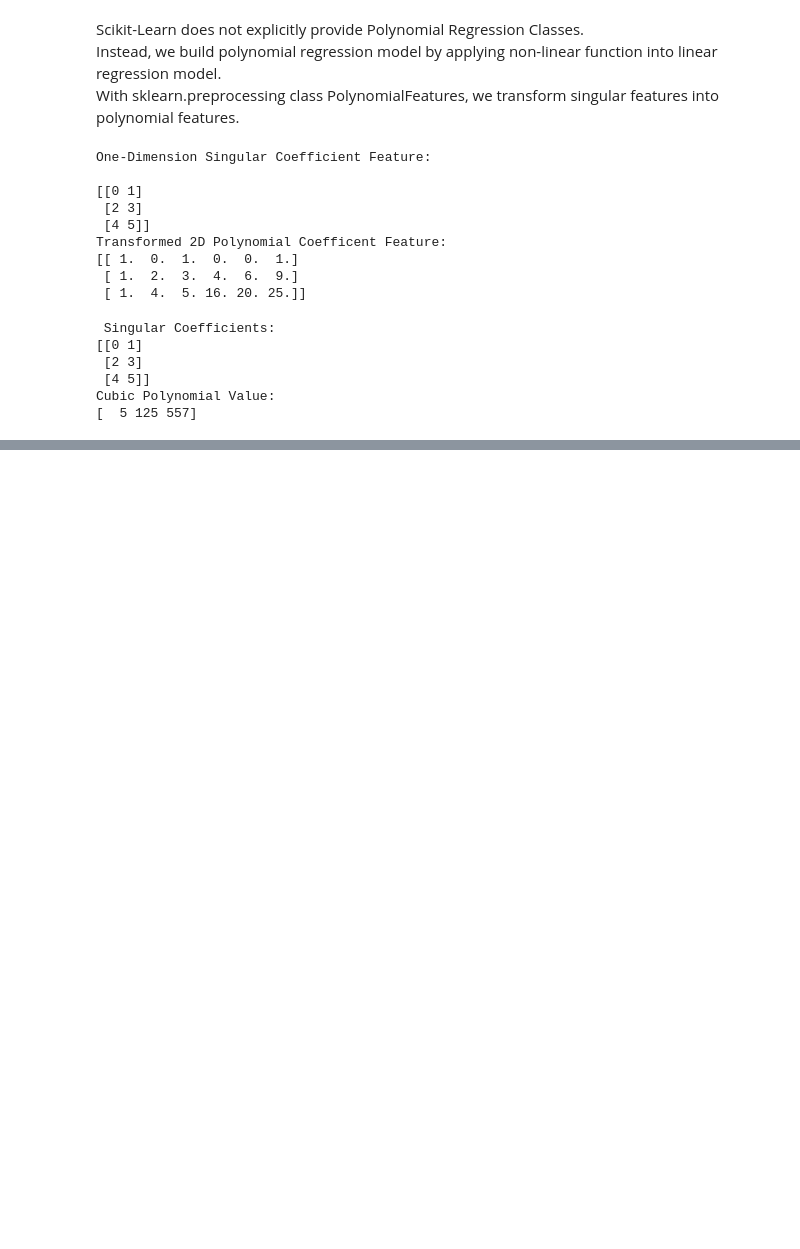
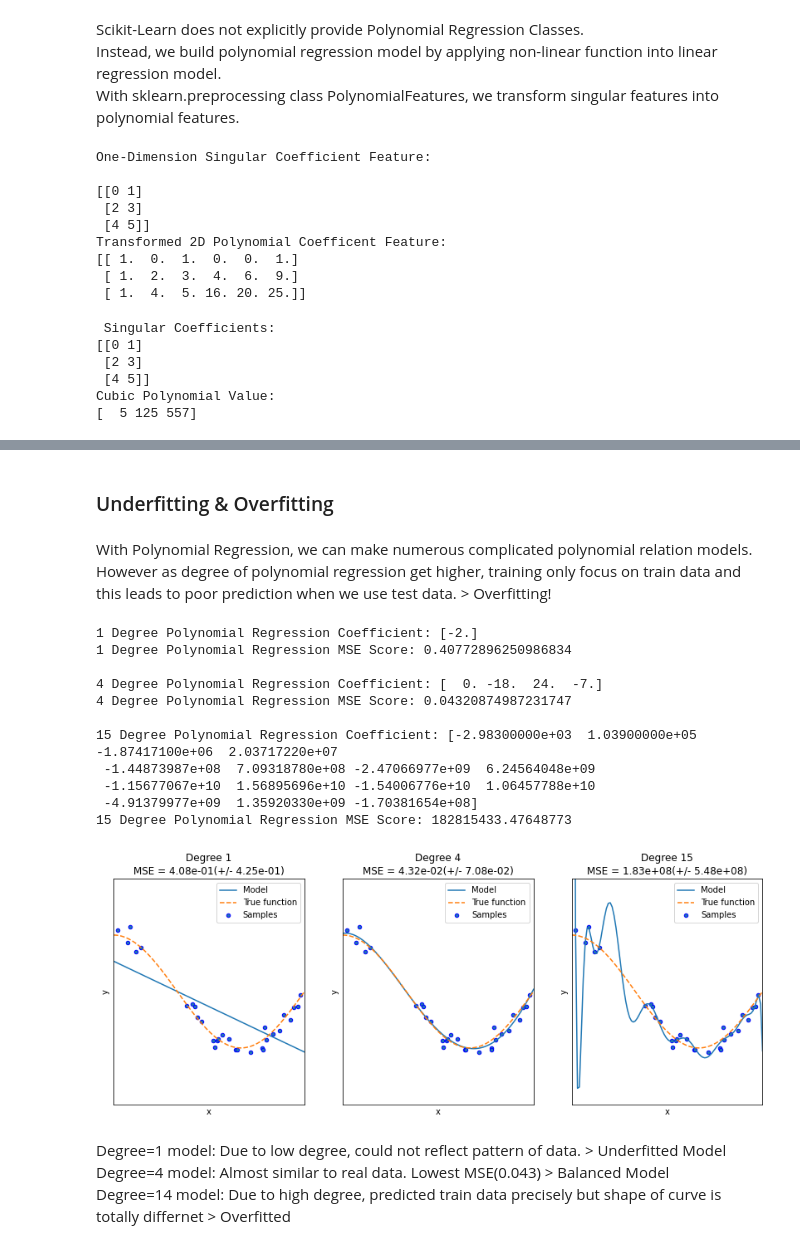
Before and after one commit to Yubin-Hong/python_machine_learning_guide, a Jupyter notebook: 5-5_Polynomial_Regression&Over(Under)fitting.ipynb, the cells around one changed output, grey strips where cells are left out. Saved outputs shown, nothing was run; the diff lists cells and outputs as text; code cells hidden in the pictures; blank space fills up the shorter version.

```diff
--- a/5-5_Polynomial_Regression&Over(Under)fitting.ipynb
+++ b/5-5_Polynomial_Regression&Over(Under)fitting.ipynb
@@ -78,0 +93,80 @@ Polynomial Regression Coefficients
+# %% [markdown]
+### Underfitting & Overfitting
+# %% [markdown]
+With Polynomial Regression, we can make numerous complicated polynomial relation models.
+However as degree of polynomial regression get higher, training only focus on train data and this leads to poor prediction when we use test data. > Overfitting!
+# %%
+import numpy as np
+import matplotlib.pyplot as plt
+from sklearn.pipeline import Pipeline
+from sklearn.preprocessing import PolynomialFeatures
+from sklearn.linear_model import LinearRegression
+from sklearn.model_selection import cross_val_score
+%matplotlib inline
+
+# Return cosine(1.5*pi*X) transform value
+def true_fun(X):
+    return np.cos(1.5 * np.pi * X)
+
+# X: Random sample data(n=30) from [0,1]
+np.random.seed(0)
+n_samples = 30
+X = np.sort(np.random.rand(n_samples))
+
+# return y = cosine transformed X + random_noise(standard normal*0.1)
+y = true_fun(X) + np.random.randn(n_samples) * 0.1
+# %%
+plt.figure(figsize=(14, 5))
+degrees = [1, 4, 15]    # 3 different degrees, too low, middle, too high degrees
+
+# Compare results by different degrees([1,4,15])
+for i in range(len(degrees)):
+    ax = plt.subplot(1, len(degrees), i + 1)
+    plt.setp(ax, xticks=(), yticks=())
+
+    # for each degrees, transform features to polynomial features
+    polynomial_features = PolynomialFeatures(degree=degrees[i], include_bias=False)
+    linear_regression = LinearRegression()
+
+    # Build Pipeline(PolynomialFeatures, LinearRegression)
+    pipeline = Pipeline([("polynomial_features", polynomial_features),
+                         ("linear_regression", linear_regression)])
+    pipeline.fit(X.reshape(-1, 1), y)
+
+    # Evaluation Regression by Cross Validation
+    scores = cross_val_score(pipeline, X.reshape(-1,1), y,scoring="neg_mean_squared_error", cv=10)  #Use MSE
+    coefficients = pipeline.named_steps['linear_regression'].coef_
+    print('\n{} Degree Polynomial Regression Coefficient: {}'.format(degrees[i], np.round(coefficients),2))
+    print('{} Degree Polynomial Regression MSE Score: {}'.format(degrees[i] , -1*np.mean(scores)))
+
+    # Regression Prediction with test data(0, 100)
+    # Compare Prediction Curve and Real Curve
+    X_test = np.linspace(0, 1, 100)
+    # Prediction Curve
+    plt.plot(X_test, pipeline.predict(X_test[:, np.newaxis]), label="Model")
+    # Real Curve
+    plt.plot(X_test, true_fun(X_test), '--', label="True function")
+    # Samples
+    plt.scatter(X, y, edgecolor='b', s=20, label="Samples")
+
+    plt.xlabel("x"); plt.ylabel("y"); plt.xlim((0, 1)); plt.ylim((-2, 2)); plt.legend(loc="best")
+    plt.title("Degree {}\nMSE = {:.2e}(+/- {:.2e})".format(degrees[i], -scores.mean(), scores.std()))
+
+plt.show()
+# %% [output]
+1 Degree Polynomial Regression Coefficient: [-2.]
+1 Degree Polynomial Regression MSE Score: 0.40772896250986834
+
+4 Degree Polynomial Regression Coefficient: [  0. -18.  24.  -7.]
+4 Degree Polynomial Regression MSE Score: 0.04320874987231747
+
+15 Degree Polynomial Regression Coefficient: [-2.98300000e+03  1.03900000e+05 -1.87417100e+06  2.03717220e+07
+ -1.44873987e+08  7.09318780e+08 -2.47066977e+09  6.24564048e+09
+ -1.15677067e+10  1.56895696e+10 -1.54006776e+10  1.06457788e+10
+ -4.91379977e+09  1.35920330e+09 -1.70381654e+08]
+15 Degree Polynomial Regression MSE Score: 182815433.47648773
+[figure, added]
+# %% [markdown]
+Degree=1 model: Due to low degree, could not reflect pattern of data. > Underfitted Model
+Degree=4 model: Almost similar to real data. Lowest MSE(0.043) > Balanced Model
+Degree=14 model: Due to high degree, predicted train data precisely but shape of curve is totally differnet > Overfitted
```
Also changed, not shown: parts of 4 cells of this notebook.
